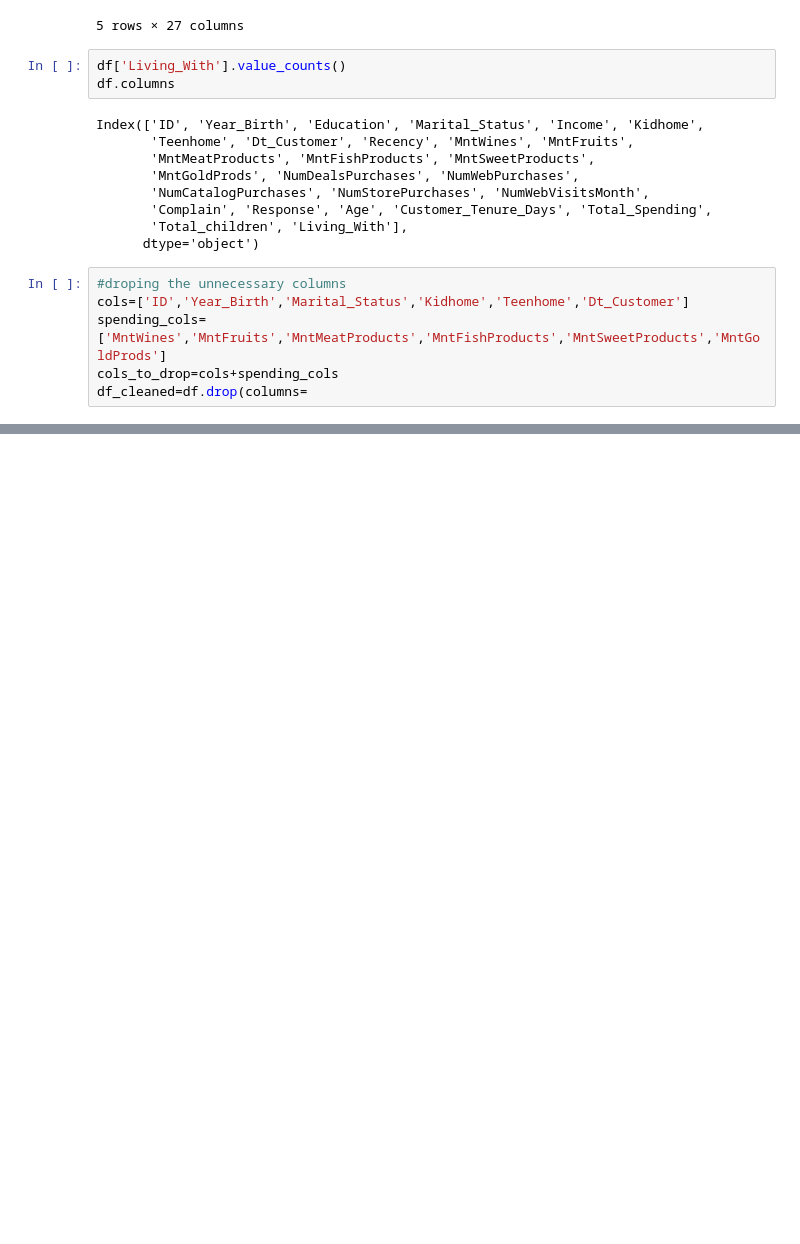
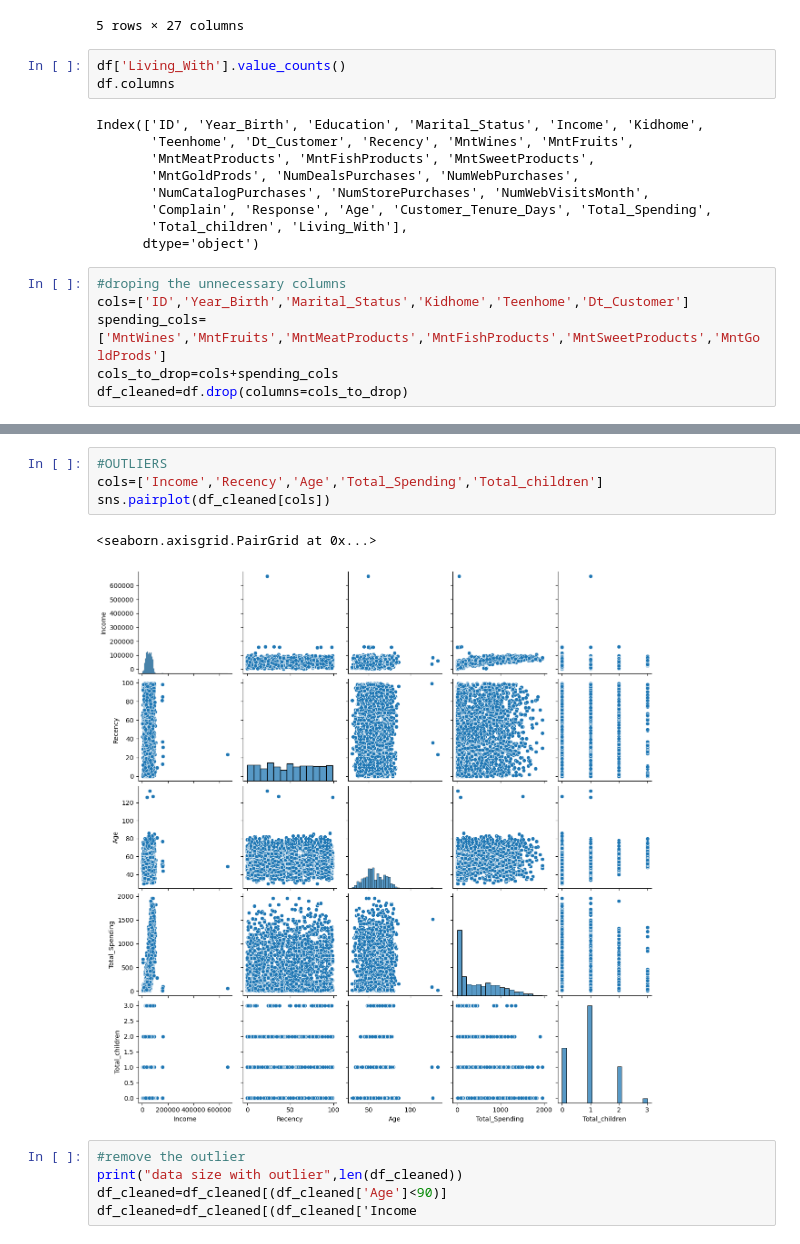
Before and after one commit to Pushkaraj-R-Jagatap/AIML_Learning, a Jupyter notebook: unsupervised_ML/smart cart.ipynb, the cells around one changed output, grey strips where cells are left out. Cells and saved outputs as stored; diff of their text form; blank space fills up the shorter version.

Commit message:
removed some outlier from dataset

```diff
--- a/unsupervised_ML/smart cart.ipynb
+++ b/unsupervised_ML/smart cart.ipynb
@@ -168,4 +168,4 @@ Index(['ID', 'Year_Birth', 'Education', 'Marital_Status', 'Income', 'Kidhome',
 cols=['ID','Year_Birth','Marital_Status','Kidhome','Teenhome','Dt_Customer']
 spending_cols=['MntWines','MntFruits','MntMeatProducts','MntFishProducts','MntSweetProducts','MntGoldProds']
 cols_to_drop=cols+spending_cols
-df_cleaned=df.drop(columns=
+df_cleaned=df.drop(columns=cols_to_drop)
@@ -171,0 +185,12 @@ df_cleaned=df.drop(columns=
+# %%
+#OUTLIERS
+cols=['Income','Recency','Age','Total_Spending','Total_children']
+sns.pairplot(df_cleaned[cols])
+# %% [output]
+<seaborn.axisgrid.PairGrid at 0x...>
+[figure, added]
+# %%
+#remove the outlier
+print("data size with outlier",len(df_cleaned))
+df_cleaned=df_cleaned[(df_cleaned['Age']<90)]
+df_cleaned=df_cleaned[(df_cleaned['Income
```
Also changed, not shown: parts of 2 cells of this notebook.
